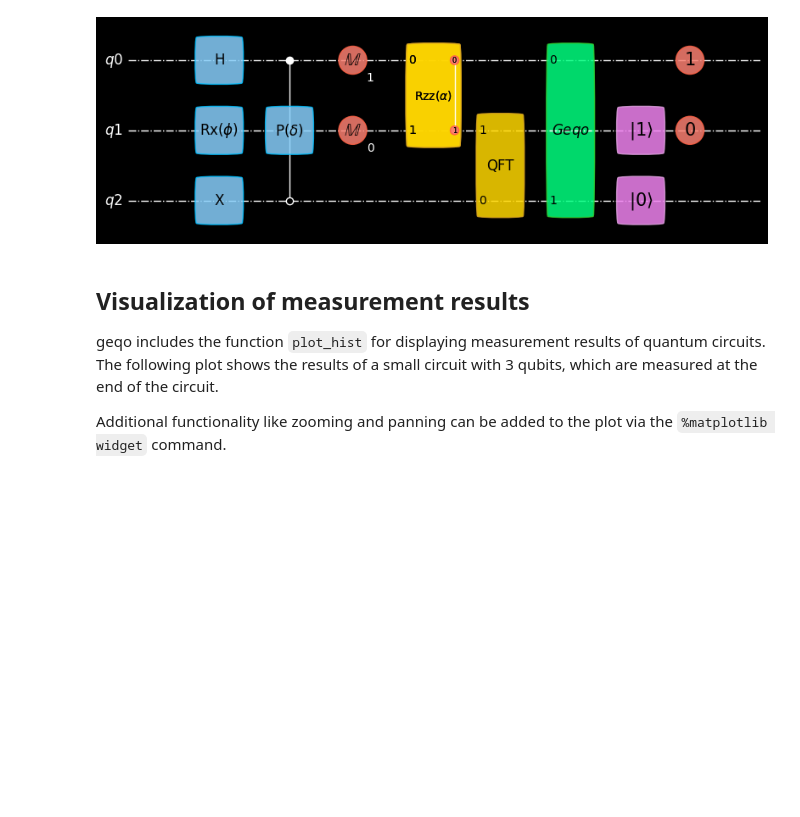
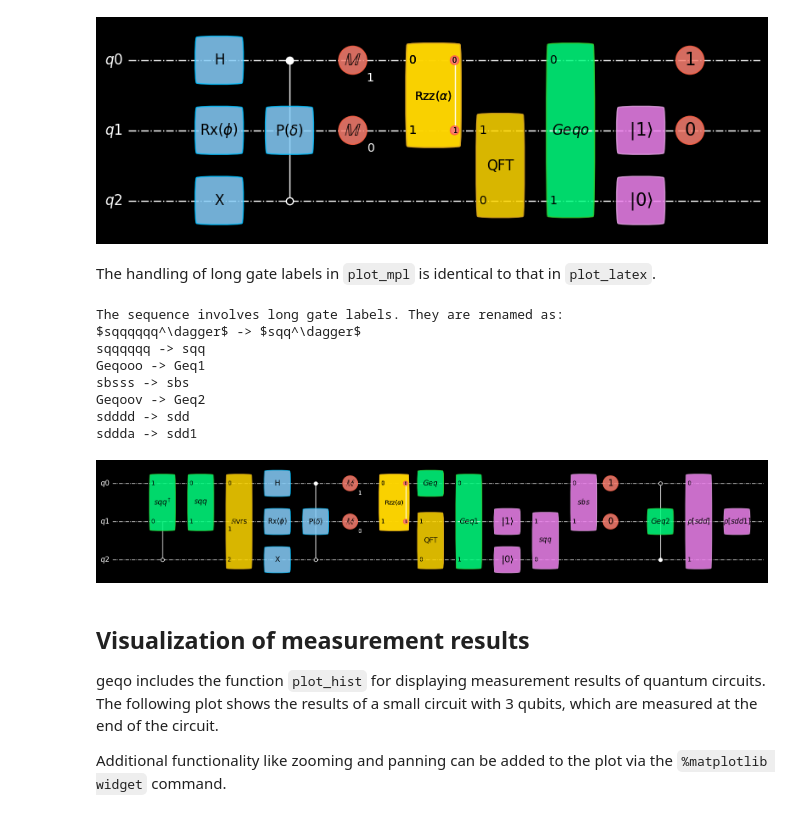
Before and after one commit to jordan0809/geqo, a Jupyter notebook: doc/notebooks/Introduction8.ipynb, the cells around one changed output. Cells and saved outputs as stored; diff of their text form; code cells hidden in the pictures; blank space fills up the shorter version.

````diff
--- a/doc/notebooks/Introduction8.ipynb
+++ b/doc/notebooks/Introduction8.ipynb
@@ -95,5 +149,60 @@ plot_mpl(seq, backend=sim, style="geqo_dark", greek_symbol=True)
 # %% [output]
 [figure]
+# %% [markdown]
+The handling of long gate labels in `plot_mpl` is identical to that in `plot_latex`.
+# %%
+from geqo.visualization import plot_mpl
+from geqo.core import Sequence, BasicGate
+from geqo.gates import Hadamard, PauliX, Rx, Phase, Rzz
+from geqo.operations.controls import QuantumControl, ClassicalControl
+from geqo.algorithms import QFT, QubitReversal
+from geqo.initialization import SetQubits, SetBits, SetDensityMatrix
+from geqo.simulators import ensembleSimulatorSymPy
+from geqo.operations import Measure
+
+sim = ensembleSimulatorSymPy(3, 2)
+
+sq = Sequence([0, 1], [], [(PauliX(), [0], [])], "sqqqqqq")
+
+seq = Sequence(
+    ["q0", "q1", "q2"],
+    ["c0", "c1"],
+    [
+        (QuantumControl([1], sq.getInverse()), ["q2", "q1", "q0"], []),
+        (sq, ["q0", "q1"], []),
+        (QubitReversal(3), [0, 1, 2], []),
+        (Hadamard(), ["q0"], []),
+        (PauliX(), ["q2"], []),
+        (Rx("phi"), ["q1"], []),
+        (QuantumControl([1, 0], Phase("delta")), [2, 0, 1], []),
+        (Measure(2), ["q0", "q1"], ["c1", "c0"]),
+        (ClassicalControl([0, 1], Rzz("alpha")), [0, 1], ["c0", "c1"]),
+        (QFT(2), ["q2", 1], []),
+        (BasicGate("Geq", 1), [0], []),
+        (BasicGate("Geqooo", 2), [0, 2], []),
+        (SetQubits("sq", 2), ["q2", "q1"], []),
+        (SetQubits("sqqqqqq", 2), ["q2", "q1"], []),
+        (SetBits("sbsss", 2), [], [0, 1]),
+        (SetBits("sb", 2), [], [0, 1]),
+        (QuantumControl([1, 0], BasicGate("Geqoov", 1)), [0, 2, 1], []),
+        (SetDensityMatrix("sdddd", 2), [0, 2], []),
+        (SetDensityMatrix("sddda", 1), [1], []),
+    ],
+)
+sim.setValue("sq", [0, 1])
+sim.setValue("sb", [1, 0])
+plot_mpl(seq, backend=sim, style="geqo_dark", greek_symbol=True)
+# φ
+# %% [output]
+The sequence involves long gate labels. They are renamed as:
+$sqqqqqq^\dagger$ -> $sqq^\dagger$
+sqqqqqq -> sqq
+Geqooo -> Geq1
+sbsss -> sbs
+Geqoov -> Geq2
+sdddd -> sdd
+sddda -> sdd1
+[figure, added]
 # %% [markdown]
 ## Visualization of measurement results
 geqo includes the function ```plot_hist``` for displaying measurement results of quantum circuits. The following plot shows the results of a small circuit with 3 qubits, which are measured at the end of the circuit.
````
Also changed, not shown: parts of 5 cells of this notebook, 6 other files.
